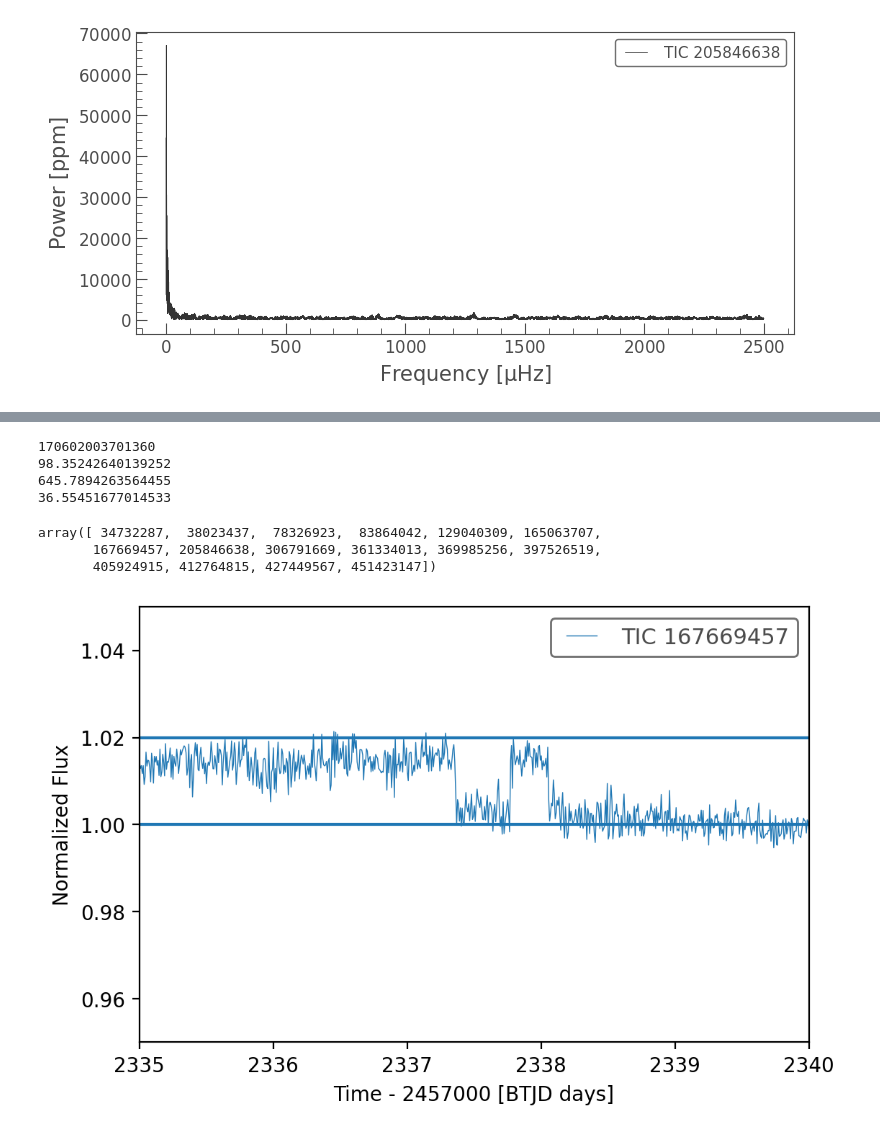
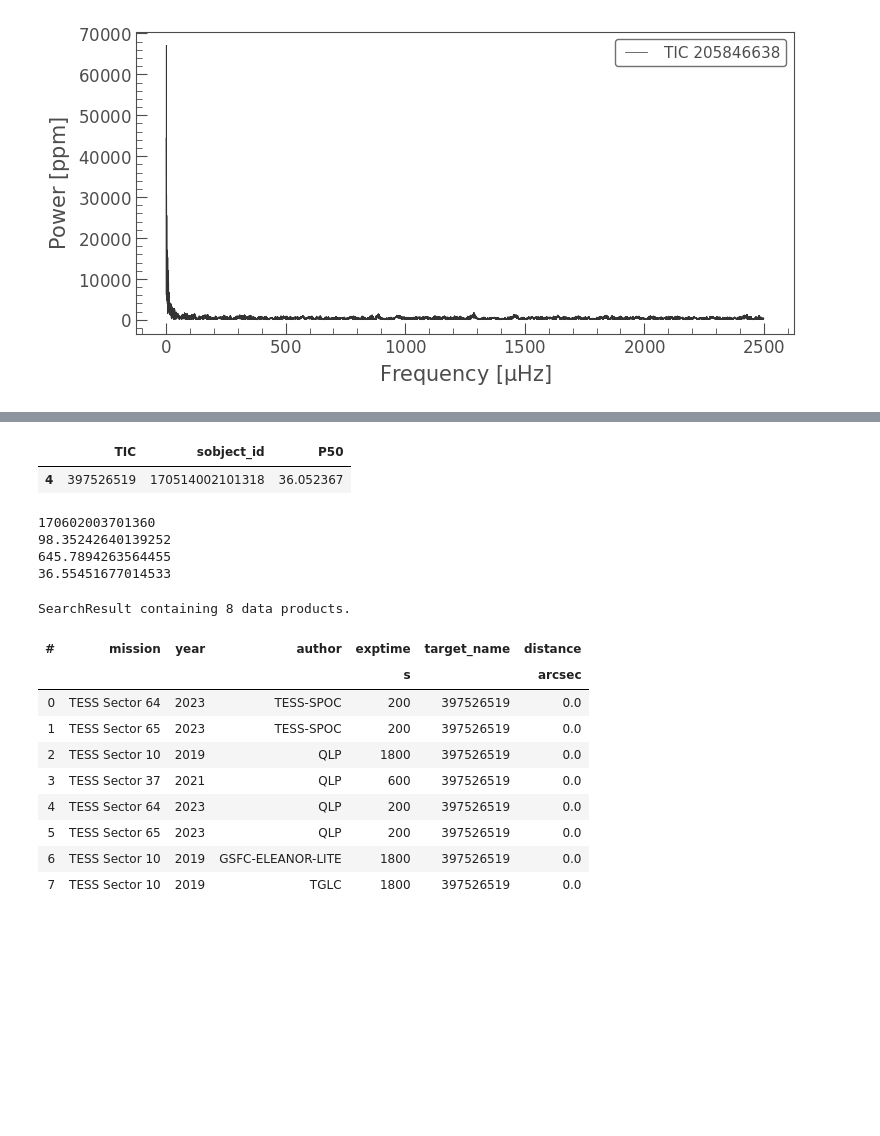
Before and after one commit to MaryumSayeed/ESPRESSO, a Jupyter notebook: scripts/TESS.ipynb, the cells around one changed output, grey strips where cells are left out. Cells and saved outputs as stored; diff of their text form; code cells hidden in the pictures; blank space fills up the shorter version.

```diff
--- a/scripts/TESS.ipynb
+++ b/scripts/TESS.ipynb
@@ -132 +126,7 @@ angDist
+# %%
+merged = pd.merge(crossmatch_tess_all, table4, on='sobject_id')#[crossmatch_tess_all.program==113]
+merged[(merged.program==112) & (merged.RG_id==23)][['TIC','sobject_id','P50']]
+# %% [output]
+|  | TIC | sobject_id | P50 |
+| 4 | 397526519 | 170514002101318 | 36.052367 |
 # %%
@@ -140,26 +140,3 @@ print(table4[table4.sobject_id==si].radius_bstep.values[0])
 98.35242640139252
 645.7894263564455
 36.55451677014533
-# %%
-plt.rcParams['figure.facecolor'] = 'white'
-np.sort(all_tics.TIC)
-# 2335-2352
-# %% [output]
-array([ 34732287,  38023437,  78326923,  83864042, 129040309, 165063707,
-       167669457, 205846638, 306791669, 361334013, 369985256, 397526519,
-       405924915, 412764815, 427449567, 451423147])
-# %%
-def dd2(tic):
-    sr = lk.search_lightcurve('TIC %s'%tic, mission='TESS')
-    lc = sr.download_all()
-    #lc[1].plot()
-    plt.figure(dpi=200)
-    ax=plt.subplot(111)
-    lc[1].plot(ax=ax,normalize=True)
-    ax.set_xlim(2335,2340)
-    ax.set_ylim(0.95,1.05)
-    ax.axhline(1.02)
-    ax.axhline(1.0)
-dd2(167669457)
-# %% [output]
-[figure, removed]
@@ -165,0 +171,14 @@ dd2(167669457)
+# %%
+lk.search_lightcurve('TIC %s'%397526519, mission='TESS')
+# %% [output]
+SearchResult containing 8 data products.
+| # | mission | year | author | exptime | target_name | distance |
+|  |  |  |  | s |  | arcsec |
+| 0 | TESS Sector 64 | 2023 | TESS-SPOC | 200 | 397526519 | 0.0 |
+| 1 | TESS Sector 65 | 2023 | TESS-SPOC | 200 | 397526519 | 0.0 |
+| 2 | TESS Sector 10 | 2019 | QLP | 1800 | 397526519 | 0.0 |
+| 3 | TESS Sector 37 | 2021 | QLP | 600 | 397526519 | 0.0 |
+| 4 | TESS Sector 64 | 2023 | QLP | 200 | 397526519 | 0.0 |
+| 5 | TESS Sector 65 | 2023 | QLP | 200 | 397526519 | 0.0 |
+| 6 | TESS Sector 10 | 2019 | GSFC-ELEANOR-LITE | 1800 | 397526519 | 0.0 |
+| 7 | TESS Sector 10 | 2019 | TGLC | 1800 | 397526519 | 0.0 |
```
Also changed, not shown: parts of 25 cells of this notebook, 1 other file.
